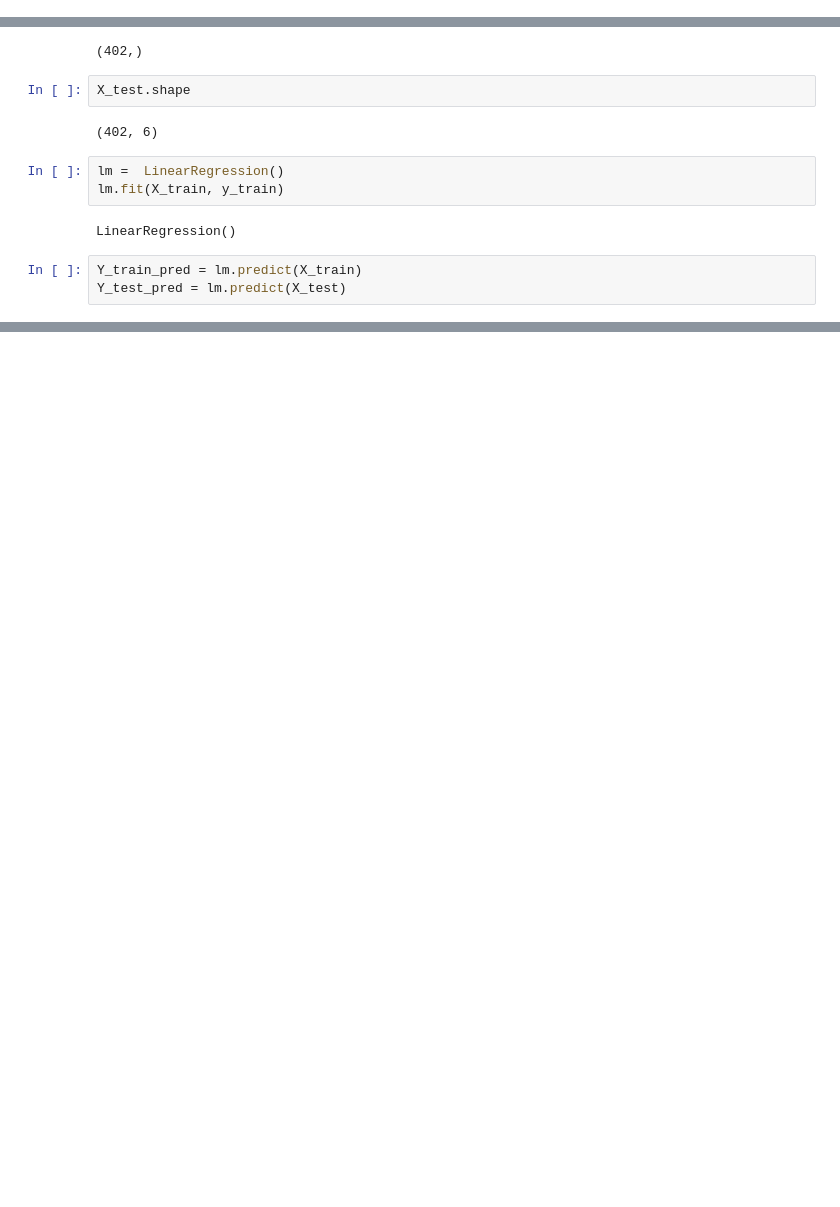
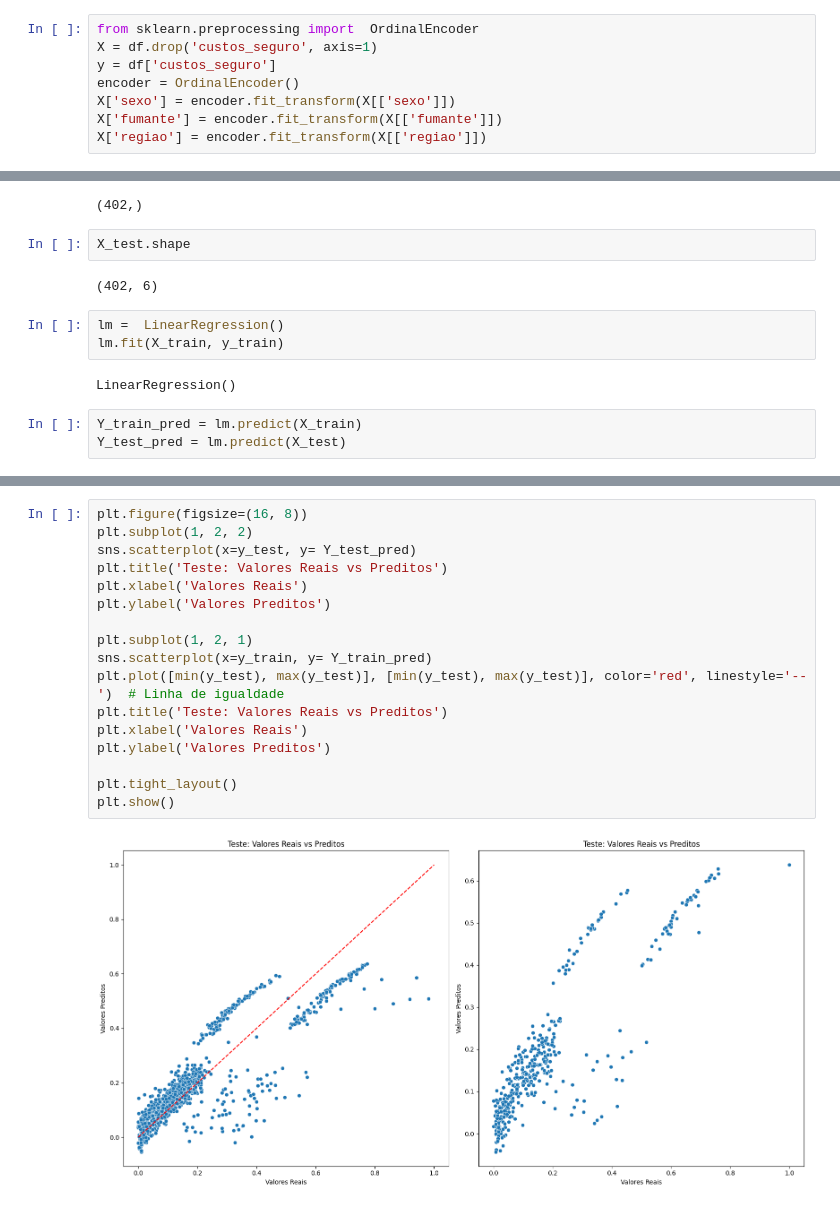
Before and after one commit to DataEtnos/ANALISES-DE-CUSTO-DE-SEGURO-DE-VIDA, a Jupyter notebook: TREINOS_DE_REGRESSÃO_LINEAR.ipynb, the cells around one changed output, grey strips where cells are left out. Drawn from its saved outputs; the diff is of its cells as text; blank space fills up the shorter version.

```diff
--- a/TREINOS_DE_REGRESSÃO_LINEAR.ipynb
+++ b/TREINOS_DE_REGRESSÃO_LINEAR.ipynb
@@ -195,0 +191,8 @@ y = df['custos_seguro']
+# %%
+from sklearn.preprocessing import  OrdinalEncoder
+X = df.drop('custos_seguro', axis=1)
+y = df['custos_seguro']
+encoder = OrdinalEncoder()
+X['sexo'] = encoder.fit_transform(X[['sexo']])
+X['fumante'] = encoder.fit_transform(X[['fumante']])
+X['regiao'] = encoder.fit_transform(X[['regiao']])
@@ -325,0 +352,19 @@ Notes:
+# %%
+plt.figure(figsize=(16, 8))
+plt.subplot(1, 2, 2)
+sns.scatterplot(x=y_test, y= Y_test_pred)
+plt.title('Teste: Valores Reais vs Preditos')
+plt.xlabel('Valores Reais')
+plt.ylabel('Valores Preditos')
+
+plt.subplot(1, 2, 1)
+sns.scatterplot(x=y_train, y= Y_train_pred)
+plt.plot([min(y_test), max(y_test)], [min(y_test), max(y_test)], color='red', linestyle='--')  # Linha de igualdade
+plt.title('Teste: Valores Reais vs Preditos')
+plt.xlabel('Valores Reais')
+plt.ylabel('Valores Preditos')
+
+plt.tight_layout()
+plt.show()
+# %% [output]
+[figure, added]
```
Also changed, not shown: parts of 19 cells of this notebook.
